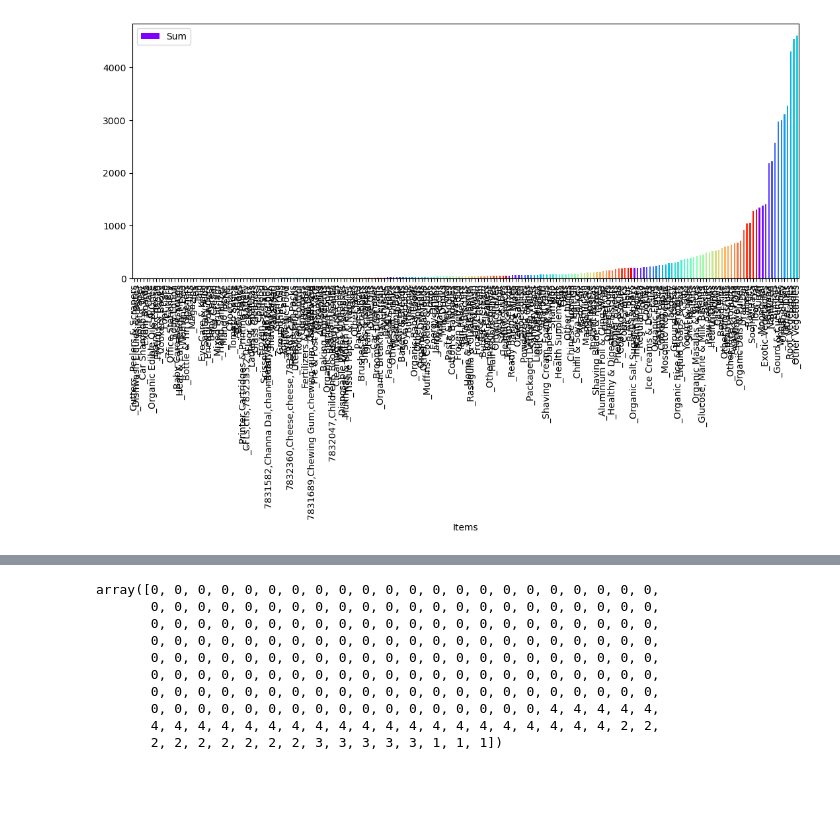
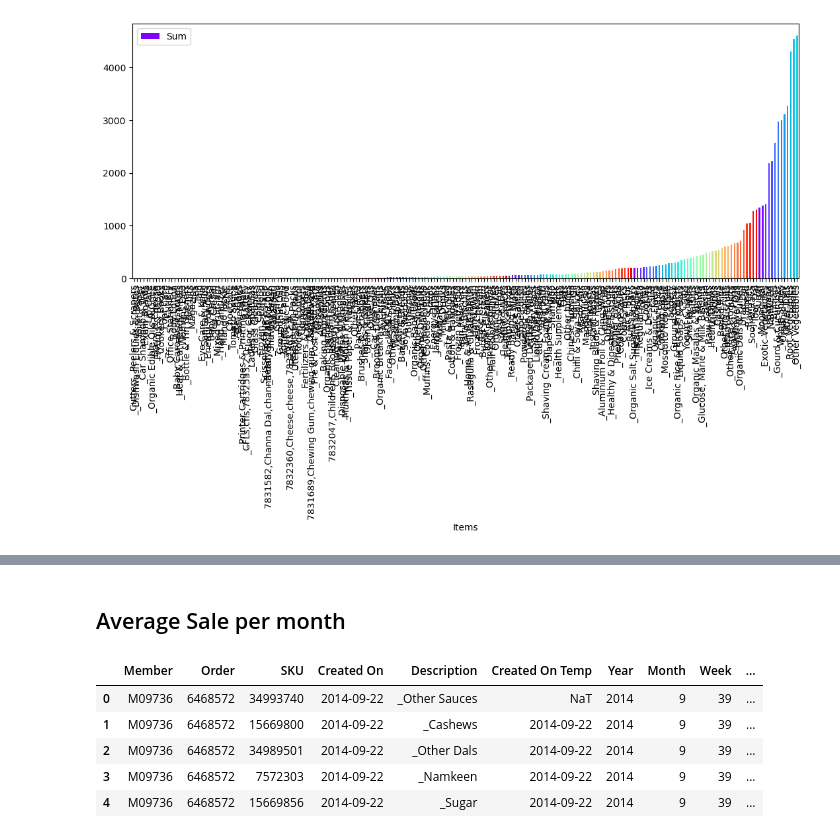
Before and after one commit to muthuganeshece/pyNotebooks, a Jupyter notebook: DataAnalysis/Business/BigBasketEDA.ipynb, the cells around one changed output, grey strips where cells are left out. Drawn from its saved outputs; the diff is of its cells as text; code cells hidden in the pictures; blank space fills up the shorter version.

```diff
--- a/DataAnalysis/Business/BigBasketEDA.ipynb
+++ b/DataAnalysis/Business/BigBasketEDA.ipynb
@@ -225,4 +227,16 @@ from sklearn.cluster import KMeans
+# %% [markdown]
+## Average Sale per month
 # %%
-X = np.array(df_new['Sum'])
-X = X.reshape(-1,1)
-kmeans = KMeans(n_clusters=5, random_state=0, n_init="auto").fit(X)
+#raw_process['Temp'] = pd.Timestamp(raw_process['Created On'])
+raw_process['Year'] = raw_process['Created On'].dt.year
+raw_process['Month'] = raw_process['Created On'].dt.month
+raw_process['Day'] = raw_process['Created On'].dt.day
+raw_process['Week'] = raw_process['Created On'].dt.isocalendar().week
+raw_process.head()
+# %% [output]
+|  | Member | Order | SKU | Created On | Description | Created On Temp | Year | Month | Week | ... |
+| 0 | M09736 | 6468572 | 34993740 | 2014-09-22 | _Other Sauces | NaT | 2014 | 9 | 39 | ... |
+| 1 | M09736 | 6468572 | 15669800 | 2014-09-22 | _Cashews | 2014-09-22 | 2014 | 9 | 39 | ... |
+| 2 | M09736 | 6468572 | 34989501 | 2014-09-22 | _Other Dals | 2014-09-22 | 2014 | 9 | 39 | ... |
+| 3 | M09736 | 6468572 | 7572303 | 2014-09-22 | _Namkeen | 2014-09-22 | 2014 | 9 | 39 | ... |
+| 4 | M09736 | 6468572 | 15669856 | 2014-09-22 | _Sugar | 2014-09-22 | 2014 | 9 | 39 | ... |
@@ -231,13 +242,0 @@ t = np.array(kmeans.labels_)
-# %%
-t
-# %% [output]
-array([0, 0, 0, 0, 0, 0, 0, 0, 0, 0, 0, 0, 0, 0, 0, 0, 0, 0, 0, 0, 0, 0,
-       0, 0, 0, 0, 0, 0, 0, 0, 0, 0, 0, 0, 0, 0, 0, 0, 0, 0, 0, 0, 0, 0,
-       0, 0, 0, 0, 0, 0, 0, 0, 0, 0, 0, 0, 0, 0, 0, 0, 0, 0, 0, 0, 0, 0,
-       0, 0, 0, 0, 0, 0, 0, 0, 0, 0, 0, 0, 0, 0, 0, 0, 0, 0, 0, 0, 0, 0,
-       0, 0, 0, 0, 0, 0, 0, 0, 0, 0, 0, 0, 0, 0, 0, 0, 0, 0, 0, 0, 0, 0,
-       0, 0, 0, 0, 0, 0, 0, 0, 0, 0, 0, 0, 0, 0, 0, 0, 0, 0, 0, 0, 0, 0,
-       0, 0, 0, 0, 0, 0, 0, 0, 0, 0, 0, 0, 0, 0, 0, 0, 0, 0, 0, 0, 0, 0,
-       0, 0, 0, 0, 0, 0, 0, 0, 0, 0, 0, 0, 0, 0, 0, 0, 0, 4, 4, 4, 4, 4,
-       4, 4, 4, 4, 4, 4, 4, 4, 4, 4, 4, 4, 4, 4, 4, 4, 4, 4, 4, 4, 2, 2,
-       2, 2, 2, 2, 2, 2, 2, 3, 3, 3, 3, 3, 1, 1, 1])
```
Also changed, not shown: parts of 20 cells of this notebook, 1 other file.
